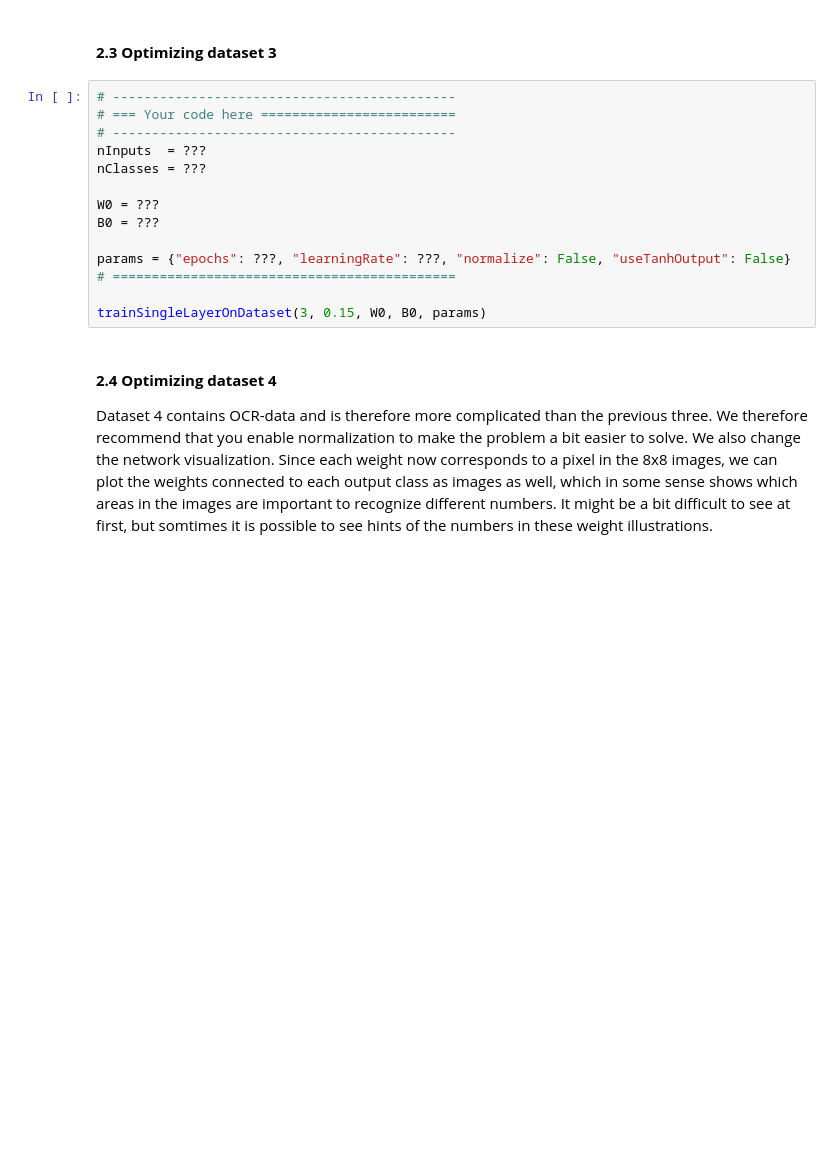
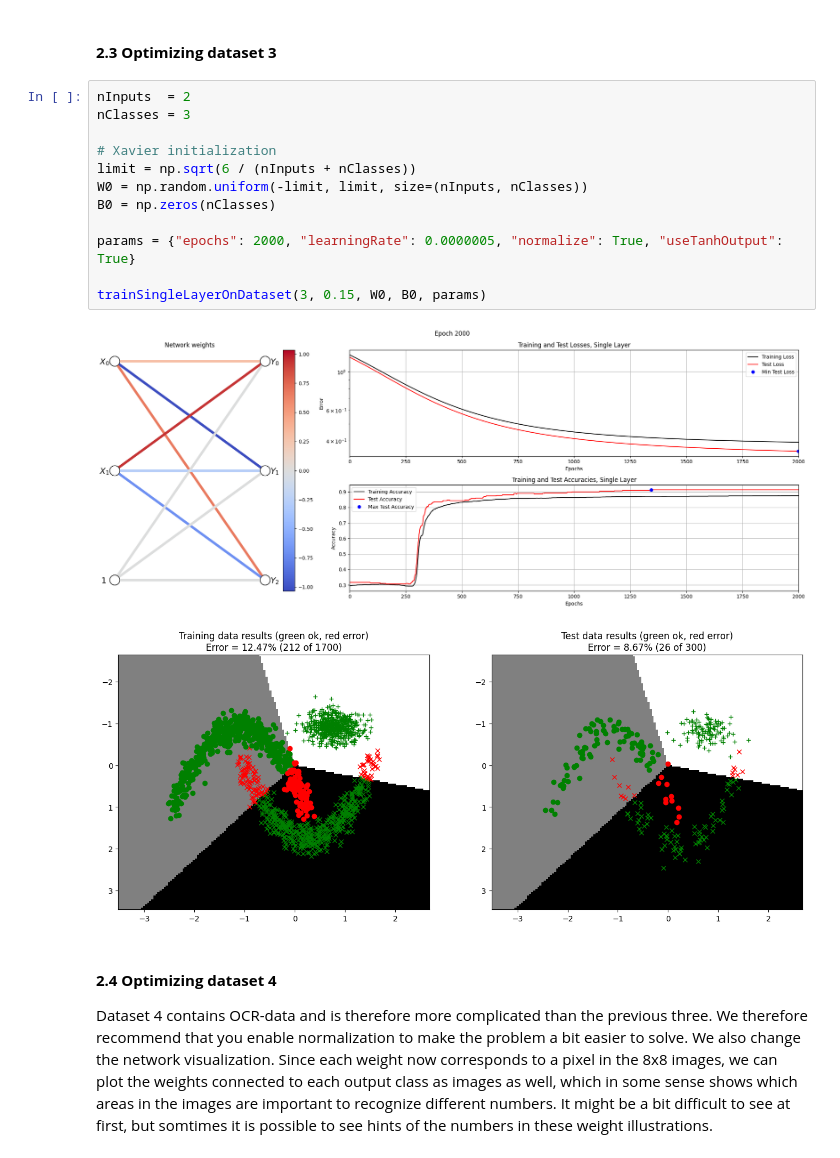
Before and after one commit to path2morepro/DeepLearning, a Jupyter notebook: 1_Back_propagation/SingleLayer.ipynb, the cells around one changed output. Drawn from its saved outputs; the diff is of its cells as text; blank space fills up the shorter version.

```diff
--- a/1_Back_propagation/SingleLayer.ipynb
+++ b/1_Back_propagation/SingleLayer.ipynb
@@ -473,19 +480,20 @@ trainSingleLayerOnDataset(2, 0.15, W0, B0, params)
 # %% [markdown]
 #### **2.3 Optimizing dataset 3**
 # %%
-# --------------------------------------------
-# === Your code here =========================
-# --------------------------------------------
-nInputs  = ???
-nClasses = ???
+nInputs  = 2
+nClasses = 3
 
-W0 = ???
-B0 = ???
+# Xavier initialization
+limit = np.sqrt(6 / (nInputs + nClasses))
+W0 = np.random.uniform(-limit, limit, size=(nInputs, nClasses))
+B0 = np.zeros(nClasses)
 
-params = {"epochs": ???, "learningRate": ???, "normalize": False, "useTanhOutput": False}
-# ============================================
+params = {"epochs": 2000, "learningRate": 0.0000005, "normalize": True, "useTanhOutput": True}
 
 trainSingleLayerOnDataset(3, 0.15, W0, B0, params)
+# %% [output]
+[figure, added]
+[figure, added]
 # %% [markdown]
 #### **2.4 Optimizing dataset 4**
 
```
Also changed, not shown: parts of 11 cells of this notebook, 2 other files.
